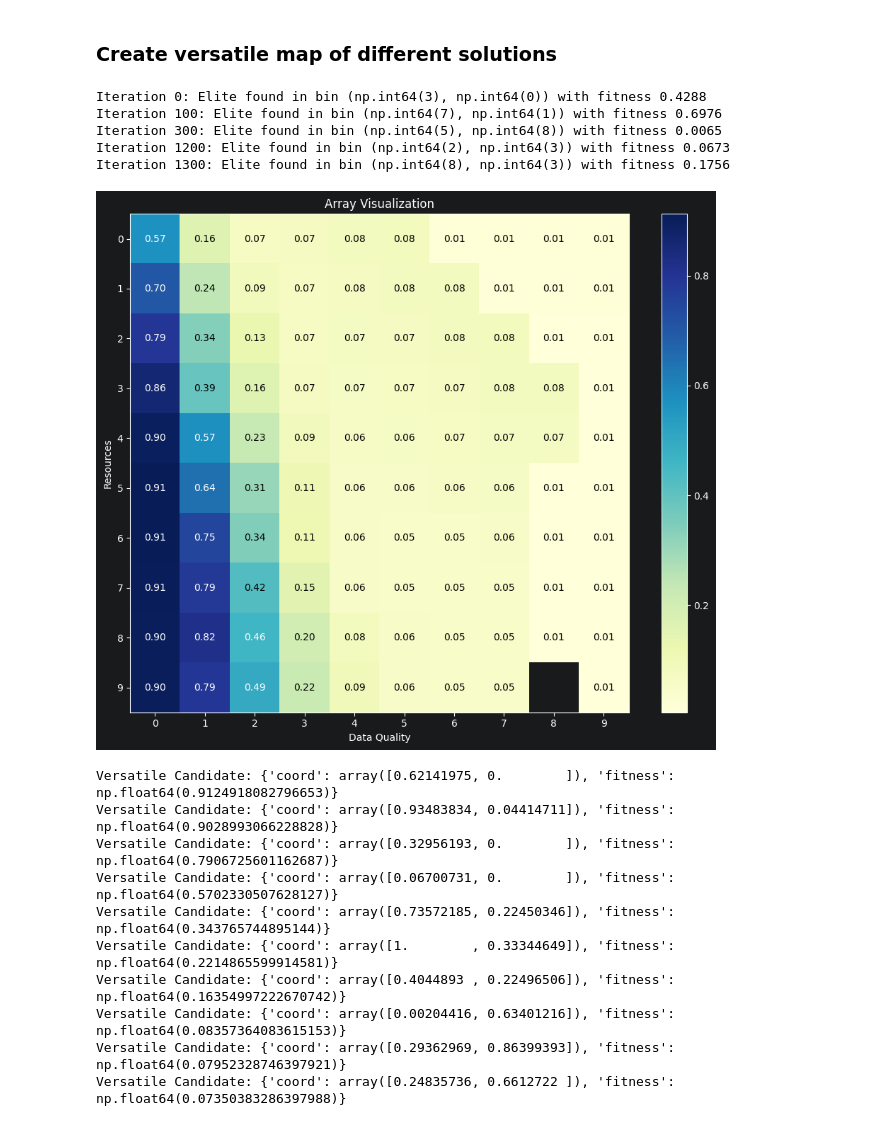
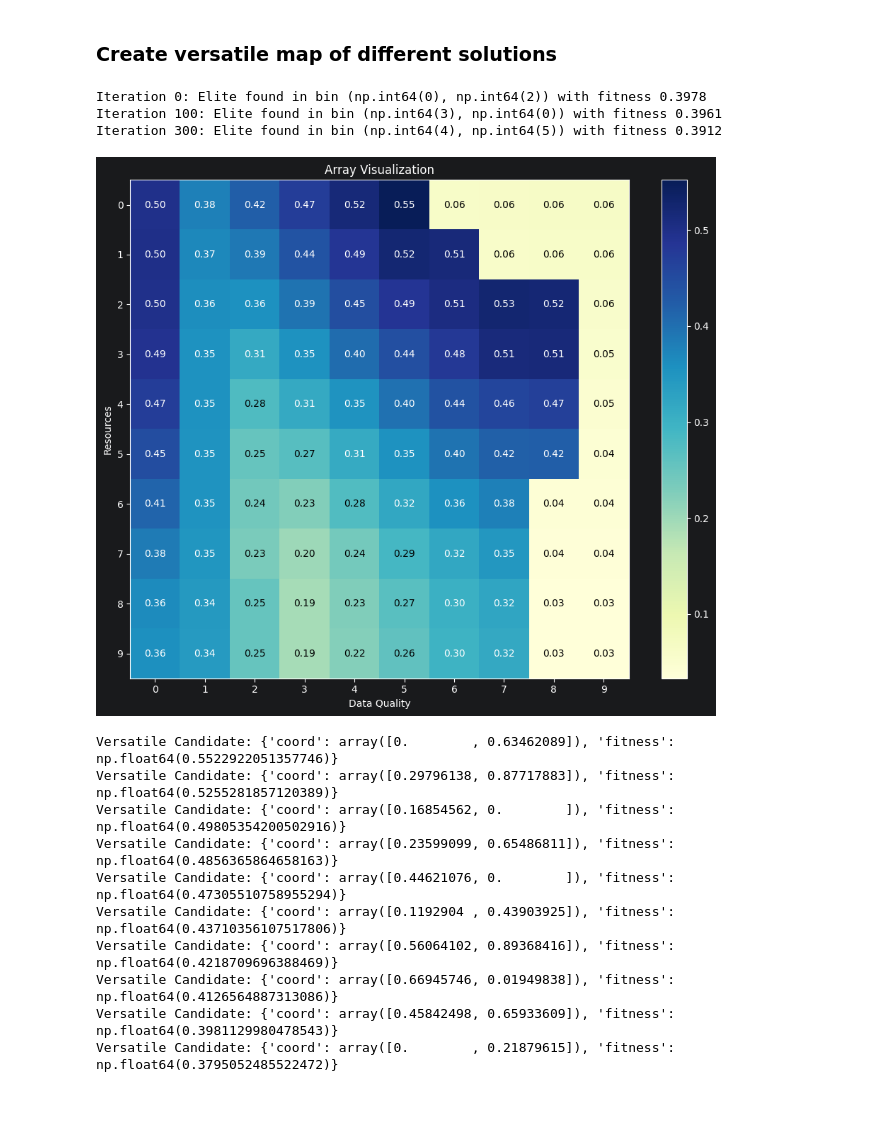
Before and after one commit to borissedlak/composable-autonomous-offerings, a Jupyter notebook: notebooks/0_extract_pfo.ipynb, the cells around one changed output. Drawn from its saved outputs; the diff is of its cells as text; code cells hidden in the pictures.

```diff
--- a/notebooks/0_extract_pfo.ipynb
+++ b/notebooks/0_extract_pfo.ipynb
@@ -50,14 +50,17 @@ from agent.components.Optimizer import local_obj, solve_global
 from agent.components.SLORegistry_v2 import SLO_Registry
 
 slo_lib = SLO_Registry("../statics/config/service_level_objectives.yml")
-slos = slo_lib.get_slo_for_client("experiment-1", "client-1")
+slos_default = slo_lib.get_slo_for_client("experiment-1", "default")
+slos_high_perf = slo_lib.get_slo_for_client("experiment-1", "high_perf")
+slos_low_cost = slo_lib.get_slo_for_client("experiment-1", "low_cost")
+slos_high_quality = slo_lib.get_slo_for_client("experiment-1", "high_quality")
 
 empirical_var_bounds = get_empirical_variable_bounds(gp.training_data)[s_type]
 print(empirical_var_bounds)
 
 starting_point = [6.0, 400] + ([1.0] if s_type == ServiceType.CV else [])
 # print(local_obj(starting_point, ServiceType.QR, slos, rask_gp, list(empirical_bounds.values())))
-solve_global(s_type, slos, gp, empirical_var_bounds, last_assignments=starting_point)
+solve_global(s_type, slos_default, gp, empirical_var_bounds, last_assignments=starting_point)
 # %% [output]
 The autoreload extension is already loaded. To reload it, use:
   %reload_ext autoreload
@@ -95,33 +98,34 @@ Eps 0.05: Change in SLO-F is 0.073812
 from utils import visualize_ndarray
 from agent.components.Optimizer import VersatileMapElites
 
-# 1. Initialize
-v_me = VersatileMapElites(s_type, bins=10)
+def extract_pfo_for_SLOs(slos: Dict[ServiceVar, float]):
+    # 1. Initialize
+    v_me = VersatileMapElites(s_type, bins=10)
 
-#  I'm getting the black cells because they are not explored.
-#  What I can do is force all cells to be explored at least once,
-#  or just run gradient descent for each cell multiple (like 5) times.
-# 2. Run the illumination
-v_me.run_search(slos, gp, simple_param_bounds, iterations=2000)
-visualize_ndarray(v_me.fitness_table)
+    #  I'm getting the black cells because they are not explored.
+    #  What I can do is force all cells to be explored at least once,
+    #  or just run gradient descent for each cell multiple (like 5) times.
+    # 2. Run the illumination
+    v_me.run_search(slos, gp, simple_param_bounds, iterations=5000)
+    visualize_ndarray(v_me.fitness_table)
 
-# 3. Get n solutions that are high-performing but far apart
-diverse_set = v_me.get_diverse_set(n_solutions=10, versatility=0.2)
-print("\n".join(f"Versatile Candidate: {x}" for x in diverse_set))
+    # 3. Get n solutions that are high-performing but far apart
+    diverse_set = v_me.get_diverse_set(n_solutions=10, versatility=0.2)
+    print("\n".join(f"Versatile Candidate: {x}" for x in diverse_set))
-# %% [output]
-Iteration 0: Elite found in bin (np.int64(3), np.int64(0)) with fitness 0.4288
-Iteration 100: Elite found in bin (np.int64(7), np.int64(1)) with fitness 0.6976
-Iteration 300: Elite found in bin (np.int64(5), np.int64(8)) with fitness 0.0065
-Iteration 1200: Elite found in bin (np.int64(2), np.int64(3)) with fitness 0.0673
-Iteration 1300: Elite found in bin (np.int64(8), np.int64(3)) with fitness 0.1756
-[figure, removed]
-Versatile Candidate: {'coord': array([0.62141975, 0.        ]), 'fitness': np.float64(0.9124918082796653)}
-Versatile Candidate: {'coord': array([0.93483834, 0.04414711]), 'fitness': np.float64(0.9028993066228828)}
-Versatile Candidate: {'coord': array([0.32956193, 0.        ]), 'fitness': np.float64(0.7906725601162687)}
-Versatile Candidate: {'coord': array([0.06700731, 0.        ]), 'fitness': np.float64(0.5702330507628127)}
-Versatile Candidate: {'coord': array([0.73572185, 0.22450346]), 'fitness': np.float64(0.343765744895144)}
-Versatile Candidate: {'coord': array([1.        , 0.33344649]), 'fitness': np.float64(0.2214865599914581)}
-Versatile Candidate: {'coord': array([0.4044893 , 0.22496506]), 'fitness': np.float64(0.16354997222670742)}
-Versatile Candidate: {'coord': array([0.00204416, 0.63401216]), 'fitness': np.float64(0.08357364083615153)}
-Versatile Candidate: {'coord': array([0.29362969, 0.86399393]), 'fitness': np.float64(0.07952328746397921)}
-Versatile Candidate: {'coord': array([0.24835736, 0.6612722 ]), 'fitness': np.float64(0.07350383286397988)}
+# %%
+extract_pfo_for_SLOs(slos_default)
+# %% [output]
+Iteration 0: Elite found in bin (np.int64(0), np.int64(2)) with fitness 0.3978
+Iteration 100: Elite found in bin (np.int64(3), np.int64(0)) with fitness 0.3961
+Iteration 300: Elite found in bin (np.int64(4), np.int64(5)) with fitness 0.3912
+[figure, added]
+Versatile Candidate: {'coord': array([0.        , 0.63462089]), 'fitness': np.float64(0.5522922051357746)}
+Versatile Candidate: {'coord': array([0.29796138, 0.87717883]), 'fitness': np.float64(0.5255281857120389)}
+Versatile Candidate: {'coord': array([0.16854562, 0.        ]), 'fitness': np.float64(0.49805354200502916)}
+Versatile Candidate: {'coord': array([0.23599099, 0.65486811]), 'fitness': np.float64(0.4856365864658163)}
+Versatile Candidate: {'coord': array([0.44621076, 0.        ]), 'fitness': np.float64(0.47305510758955294)}
+Versatile Candidate: {'coord': array([0.1192904 , 0.43903925]), 'fitness': np.float64(0.43710356107517806)}
+Versatile Candidate: {'coord': array([0.56064102, 0.89368416]), 'fitness': np.float64(0.4218709696388469)}
+Versatile Candidate: {'coord': array([0.66945746, 0.01949838]), 'fitness': np.float64(0.4126564887313086)}
+Versatile Candidate: {'coord': array([0.45842498, 0.65933609]), 'fitness': np.float64(0.3981129980478543)}
+Versatile Candidate: {'coord': array([0.        , 0.21879615]), 'fitness': np.float64(0.3795052485522472)}
```
Also changed, not shown: parts of 6 cells of this notebook, 1 other file.
